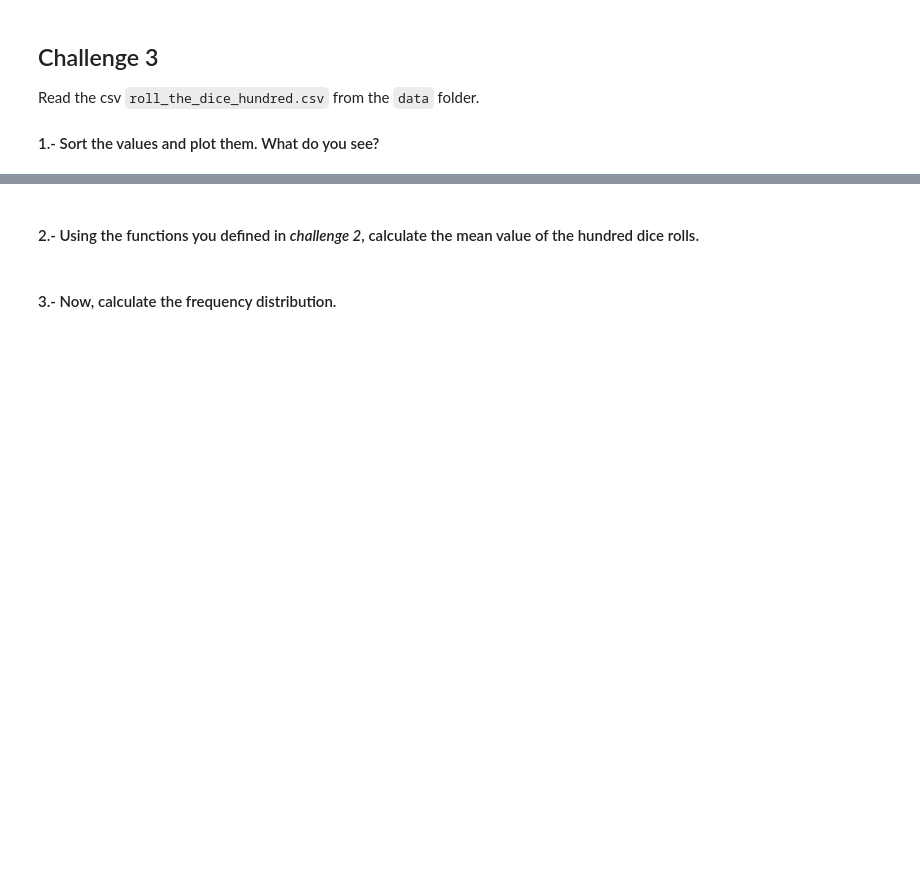
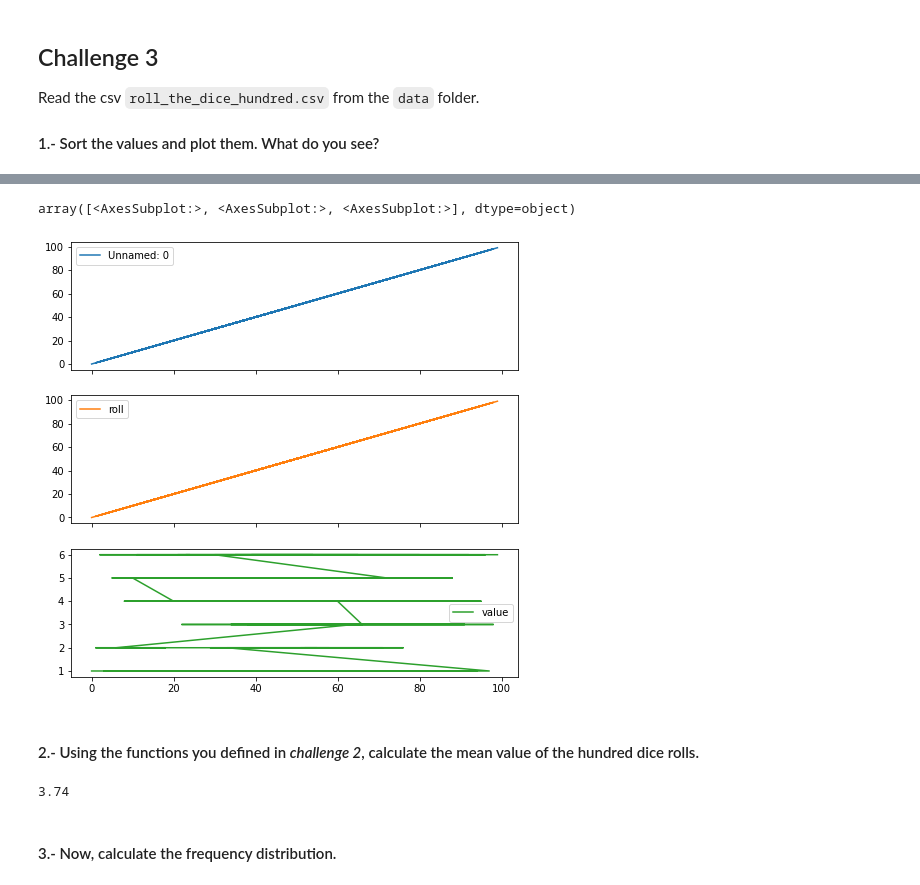
Before and after one commit to javiergispert/dataptmad0522_labs, a Jupyter notebook: module-2/understanding-descriptive-stats/your-code/main.ipynb, the cells around one changed output, grey strips where cells are left out. Saved outputs shown, nothing was run; the diff lists cells and outputs as text; code cells hidden in the pictures; blank space fills up the shorter version.

```diff
--- a/module-2/understanding-descriptive-stats/your-code/main.ipynb
+++ b/module-2/understanding-descriptive-stats/your-code/main.ipynb
@@ -202,3 +240,5 @@ Read the csv `roll_the_dice_hundred.csv` from the `data` folder.
 #### 1.- Sort the values and plot them. What do you see?
 # %%
 # your code here
+dice = pd.read_csv('../data/roll_the_dice_hundred.csv')
+dice
@@ -210,0 +259,3 @@ your comments here
+# %%
+dice_sort = dice.sort_values('value')
+dice_sort
@@ -210,0 +288,5 @@ your comments here
+# %%
+dice_sort.plot(subplots=True, figsize=(8,8))
+# %% [output]
+array([<AxesSubplot:>, <AxesSubplot:>, <AxesSubplot:>], dtype=object)
+[figure, added]
@@ -212,6 +296,9 @@ your comments here
 #### 2.- Using the functions you defined in *challenge 2*, calculate the mean value of the hundred dice rolls.
 # %%
 # your code here
+calc_main(dice_sort['value'])
+# %% [output]
+3.74
 # %% [markdown]
 #### 3.- Now, calculate the frequency distribution.
 # %%
```
Also changed, not shown: parts of 70 cells of this notebook.
